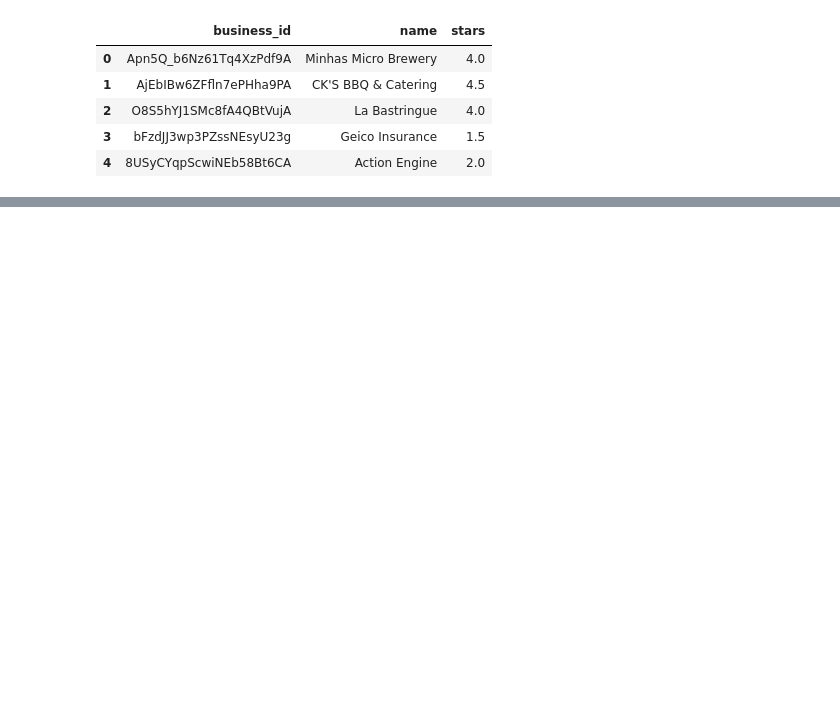
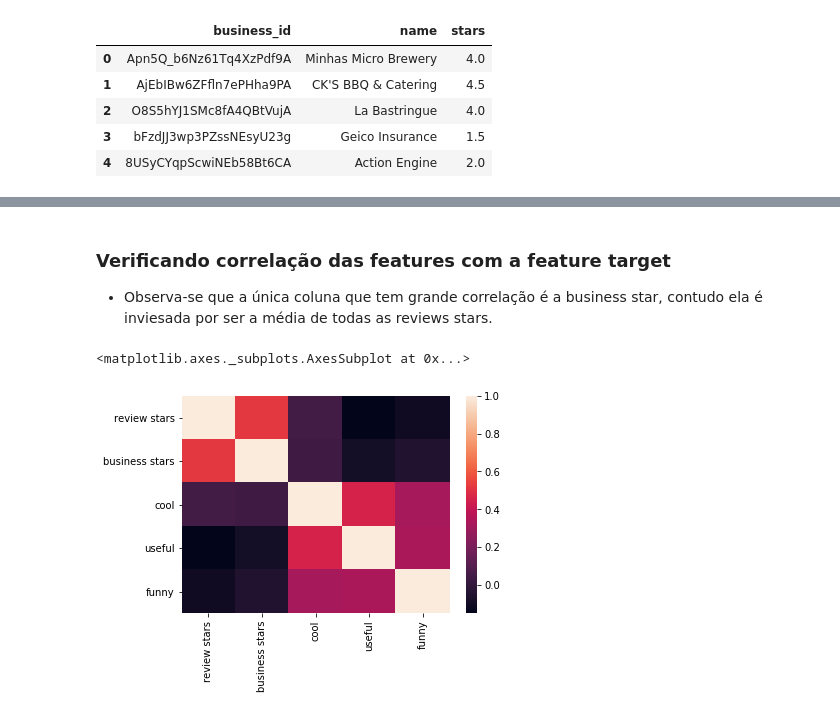
Before and after one commit to Aprendizado-de-Maquina-2018-2/trabalho3, a Jupyter notebook: Projeto 3 - Yelp Dataset.ipynb, the cells around one changed output, grey strips where cells are left out. Drawn from its saved outputs; the diff is of its cells as text; code cells hidden in the pictures; blank space fills up the shorter version.

```diff
--- a/Projeto 3 - Yelp Dataset.ipynb
+++ b/Projeto 3 - Yelp Dataset.ipynb
@@ -39,0 +43,8 @@ dataset.head()
+# %% [markdown]
+### Verificando correlação das features com a feature target
+- Observa-se que a única coluna que tem grande correlação é a business star, contudo ela é inviesada por ser a média de todas as reviews stars.
+# %%
+sns.heatmap(dataset.corr())
+# %% [output]
+<matplotlib.axes._subplots.AxesSubplot at 0x...>
+[figure, added]
```
Also changed, not shown: parts of 26 cells of this notebook.
